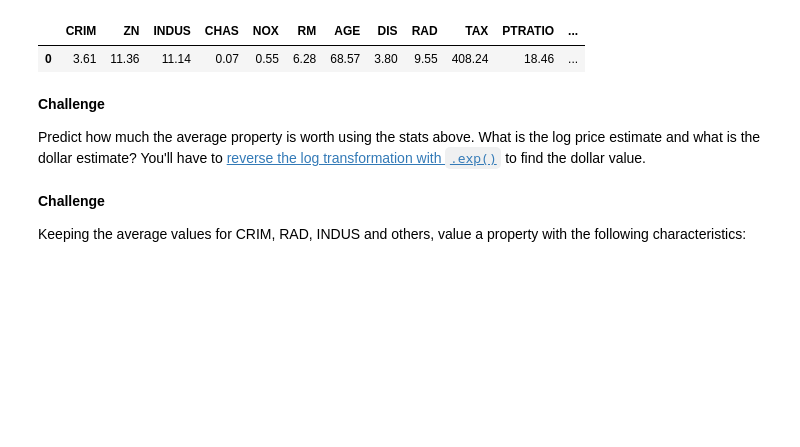
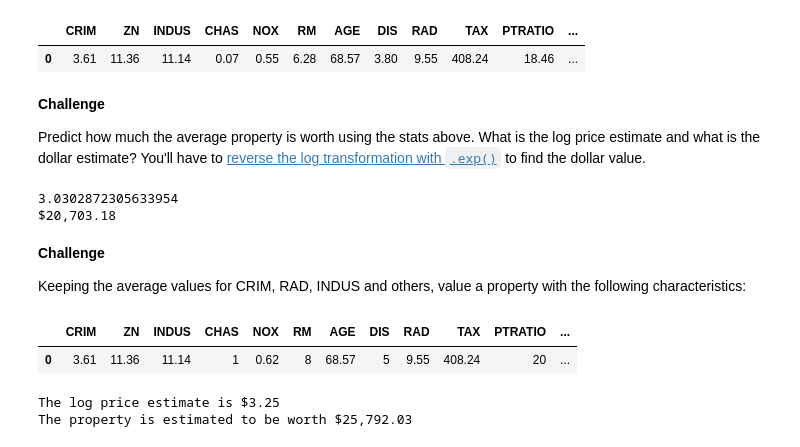
Before and after one commit to Jeff-Nibbs/70s-housing-market, a Jupyter notebook: Multivariable_Regression_and_Valuation_Model_(start).ipynb, the cells around one changed output. Cells and saved outputs as stored; diff of their text form; code cells hidden in the pictures; blank space fills up the shorter version.

```diff
--- a/Multivariable_Regression_and_Valuation_Model_(start).ipynb
+++ b/Multivariable_Regression_and_Valuation_Model_(start).ipynb
@@ -673,6 +660,14 @@ property_stats
 **Challenge**
 
 Predict how much the average property is worth using the stats above. What is the log price estimate and what is the dollar estimate? You'll have to [reverse the log transformation with `.exp()`](https://numpy.org/doc/stable/reference/generated/numpy.exp.html?highlight=exp#numpy.exp) to find the dollar value.
+# %%
+log_guess = log_regr.predict(property_stats)[0]
+print(log_guess)
+dollar_est = np.exp(log_guess) * 1000
+print(f'${dollar_est:,.7}')
+# %% [output]
+3.0302872305633954
+$20,703.18
 # %% [markdown]
 **Challenge**
 
@@ -689,0 +683,28 @@ amount_of_poverty =  data.LSTAT.quantile(q=0.25) # low
+# %%
+# Solution:
+property_stats['RM'] = nr_rooms
+property_stats['PTRATIO'] = students_per_classroom
+property_stats['DIS'] = distance_to_town
+
+if next_to_river:
+    property_stats['CHAS'] = 1
+else:
+    property_stats['CHAS'] = 0
+
+property_stats['NOX'] = pollution
+property_stats['LSTAT'] = amount_of_poverty
+property_stats
+# %% [output]
+|  | CRIM | ZN | INDUS | CHAS | NOX | RM | AGE | DIS | RAD | TAX | PTRATIO | ... |
+| 0 | 3.61 | 11.36 | 11.14 | 1 | 0.62 | 8 | 68.57 | 5 | 9.55 | 408.24 | 20 | ... |
+# %%
+# Make prediction
+log_estimate = log_regr.predict(property_stats)[0]
+print(f'The log price estimate is ${log_estimate:.3}')
+
+# Convert Log Prices to Acutal Dollar Values
+dollar_est = np.e**log_estimate * 1000
+print(f'The property is estimated to be worth ${dollar_est:,.7}')
+# %% [output]
+The log price estimate is $3.25
+The property is estimated to be worth $25,792.03
```
Also changed, not shown: parts of 3 cells of this notebook.
